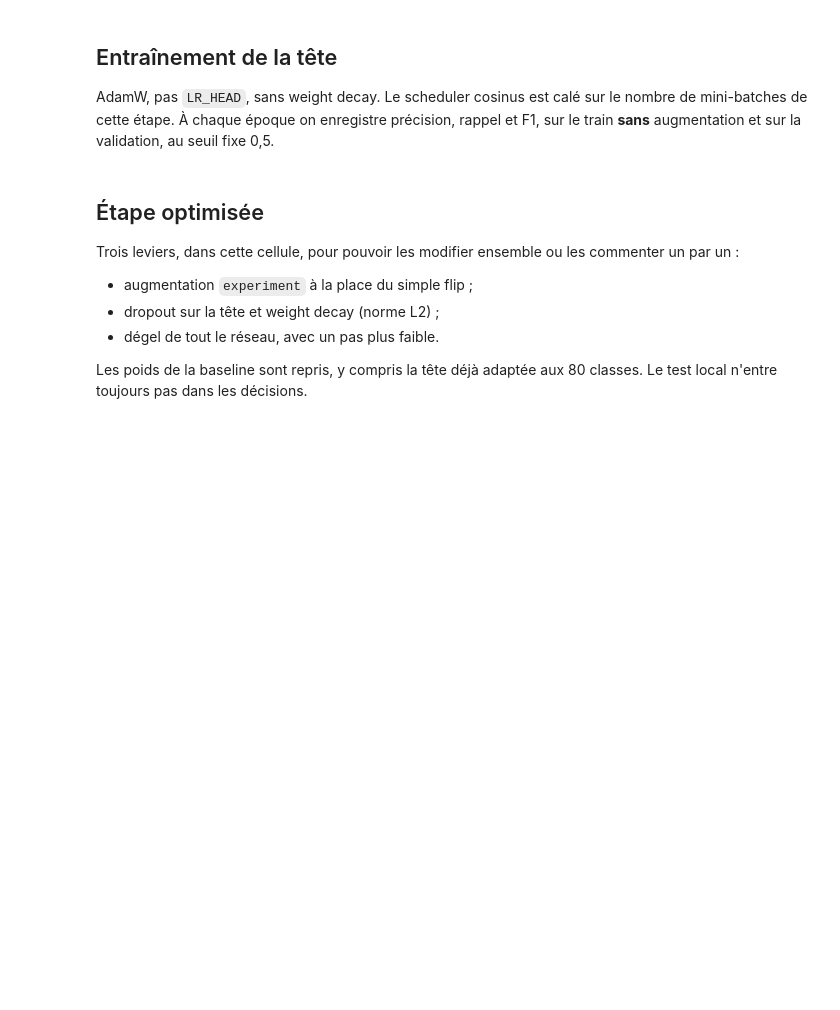
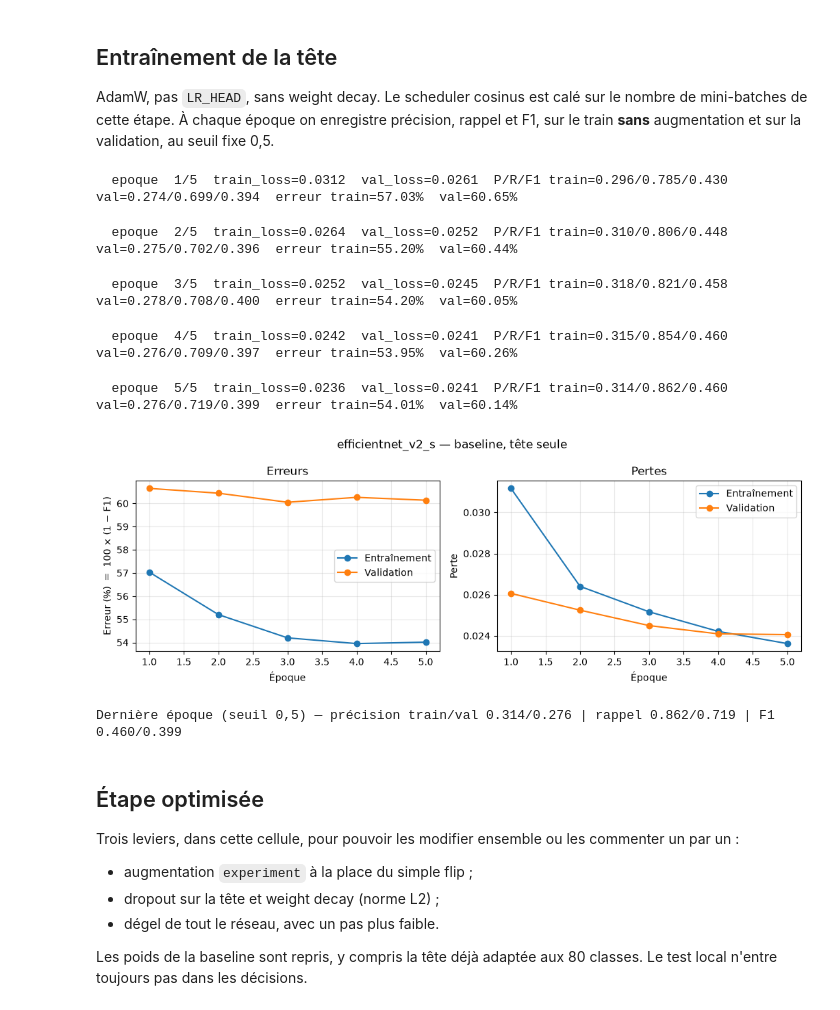
Before and after one commit to proche0/IAV_MS_COCO, a Jupyter notebook: notebooks/experiments/exp_efficientnet_v2_s.ipynb, the cells around one changed output. Drawn from its saved outputs; the diff is of its cells as text; code cells hidden in the pictures; blank space fills up the shorter version.

```diff
--- a/notebooks/experiments/exp_efficientnet_v2_s.ipynb
+++ b/notebooks/experiments/exp_efficientnet_v2_s.ipynb
@@ -37,7 +38,7 @@ Le coût Asymmetric Loss (`asl`) est celui retenu pour le déséquilibre des
 80 classes. L'erreur tracée plus bas vaut **100 × (1 − F1 serveur)**.
 # %%
 MODEL_NAME = 'efficientnet_v2_s'
-FULL_TRAIN = False
+FULL_TRAIN = True
 
 SEED = 42
 VAL_FRACTION = 0.15
@@ -289,34 +340,41 @@ history_baseline = fit_stage(
     val_loader,
     criterion,
     optimizer,
     device,
     EPOCHS_BASELINE,
     scheduler=scheduler,
     amp=USE_AMP,
     desc="baseline",
 )
 save_history(history_baseline, OUT_DIR / "history_baseline.csv")
 save_checkpoint(OUT_DIR / "baseline.pth", model_baseline, {
     "kind": "notebook_baseline",
     "backbone": MODEL_NAME,
     "freeze_backbone": True,
     "dropout": 0.0,
     "loss": LOSS,
     "image_size": IMAGE_SIZE,
     "resize_mode": RESIZE_MODE,
     "seed": SEED,
 })
 
 fig = plot_error_curves(history_baseline, title=f"{MODEL_NAME} — baseline, tête seule")
 plt.show()
 last_baseline = history_baseline[-1]
 print(
     "Dernière époque (seuil 0,5) — "
     f"précision train/val {last_baseline['train_precision']:.3f}/{last_baseline['val_precision']:.3f} | "
     f"rappel {last_baseline['train_recall']:.3f}/{last_baseline['val_recall']:.3f} | "
     f"F1 {last_baseline['train_f1']:.3f}/{last_baseline['val_f1']:.3f}"
 )
-diagnose_errors(last_baseline["train_error"], last_baseline["val_error"])
+# %% [output]
+  epoque  1/5  train_loss=0.0312  val_loss=0.0261  P/R/F1 train=0.296/0.785/0.430  val=0.274/0.699/0.394  erreur train=57.03%  val=60.65%
+  epoque  2/5  train_loss=0.0264  val_loss=0.0252  P/R/F1 train=0.310/0.806/0.448  val=0.275/0.702/0.396  erreur train=55.20%  val=60.44%
+  epoque  3/5  train_loss=0.0252  val_loss=0.0245  P/R/F1 train=0.318/0.821/0.458  val=0.278/0.708/0.400  erreur train=54.20%  val=60.05%
+  epoque  4/5  train_loss=0.0242  val_loss=0.0241  P/R/F1 train=0.315/0.854/0.460  val=0.276/0.709/0.397  erreur train=53.95%  val=60.26%
+  epoque  5/5  train_loss=0.0236  val_loss=0.0241  P/R/F1 train=0.314/0.862/0.460  val=0.276/0.719/0.399  erreur train=54.01%  val=60.14%
+[figure, added]
+Dernière époque (seuil 0,5) — précision train/val 0.314/0.276 | rappel 0.862/0.719 | F1 0.460/0.399
 # %% [markdown]
 ## Étape optimisée
 
```
Also changed, not shown: parts of 13 cells of this notebook, 24 other files.
